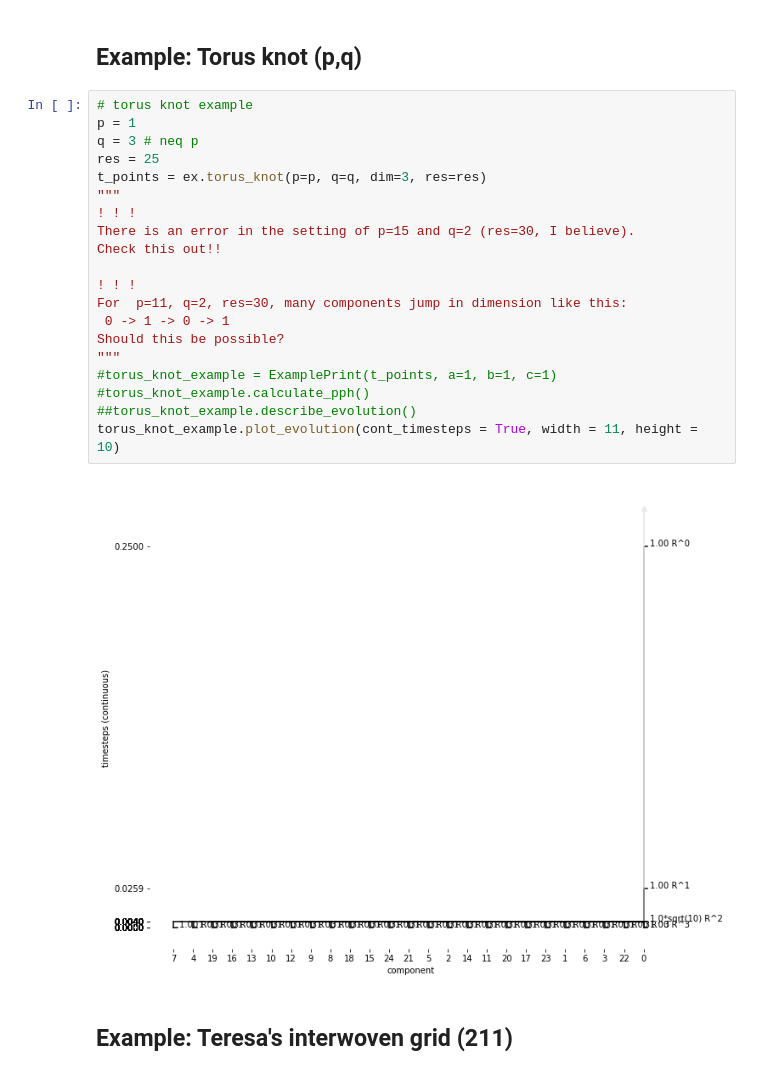
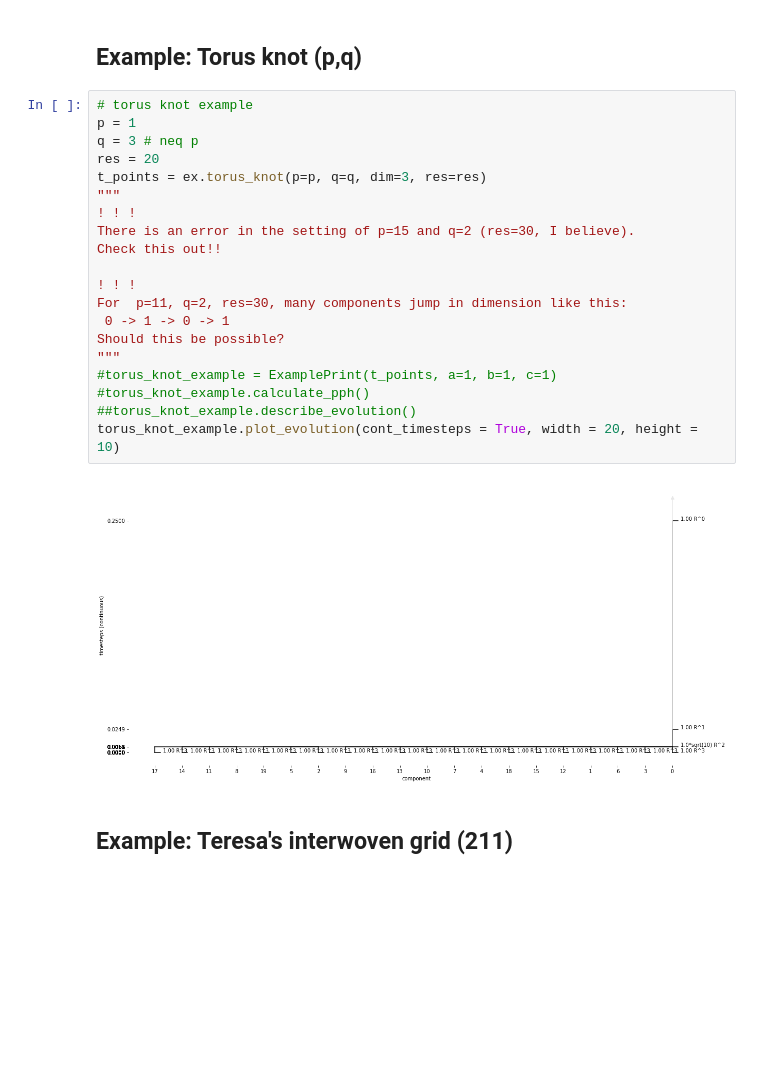
Before and after one commit to Chiara-ra/Masterthesis-Mathematics, a Jupyter notebook: Work_3d.ipynb, the cells around one changed output. Saved outputs shown, nothing was run; the diff lists cells and outputs as text; blank space fills up the shorter version.

```diff
--- a/Work_3d.ipynb
+++ b/Work_3d.ipynb
@@ -1649,25 +1634,25 @@ Component 4 merged to component 3.
 # %%
 # torus knot example
 p = 1
 q = 3 # neq p
-res = 25
+res = 20
 t_points = ex.torus_knot(p=p, q=q, dim=3, res=res)
 """
 ! ! !
 There is an error in the setting of p=15 and q=2 (res=30, I believe).
 Check this out!!
 
 ! ! !
 For  p=11, q=2, res=30, many components jump in dimension like this:
  0 -> 1 -> 0 -> 1
 Should this be possible?
 """
 #torus_knot_example = ExamplePrint(t_points, a=1, b=1, c=1)
 #torus_knot_example.calculate_pph()
 ##torus_knot_example.describe_evolution()
-torus_knot_example.plot_evolution(cont_timesteps = True, width = 11, height = 10)
+torus_knot_example.plot_evolution(cont_timesteps = True, width = 20, height = 10)
 # %% [output]
-[figure, old version]
+[figure, new version]
 # %% [markdown]
 ## Example: Teresa's interwoven grid (211)
 # %%
```
Also changed, not shown: parts of 2 cells of this notebook.
